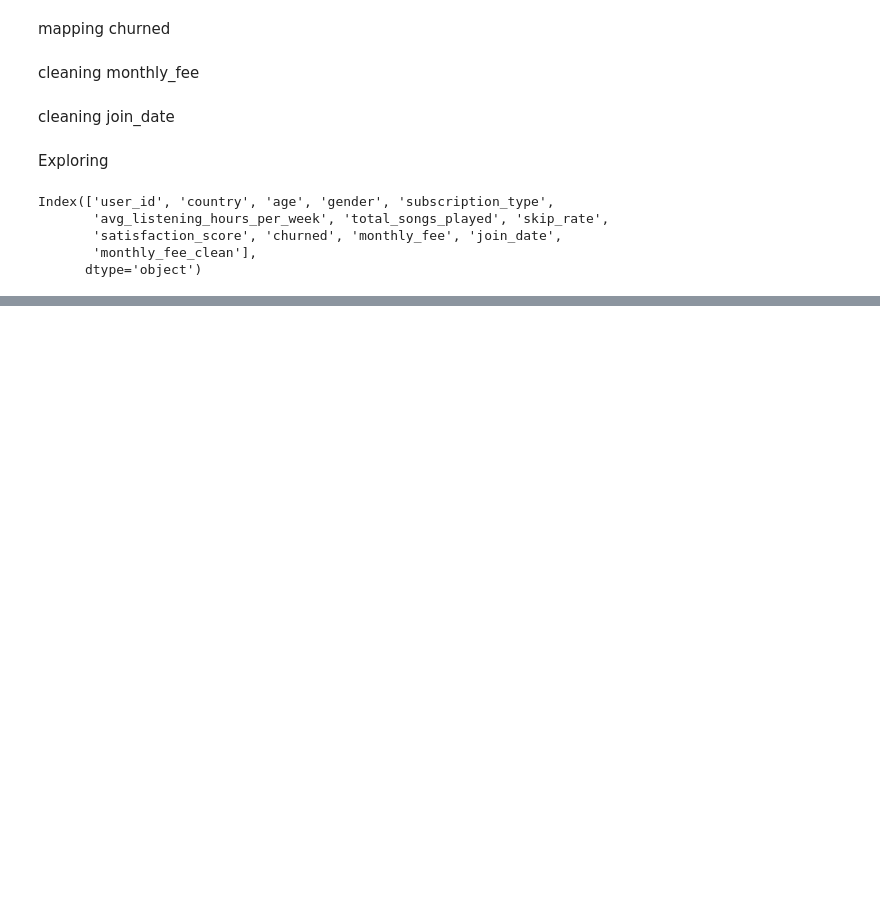
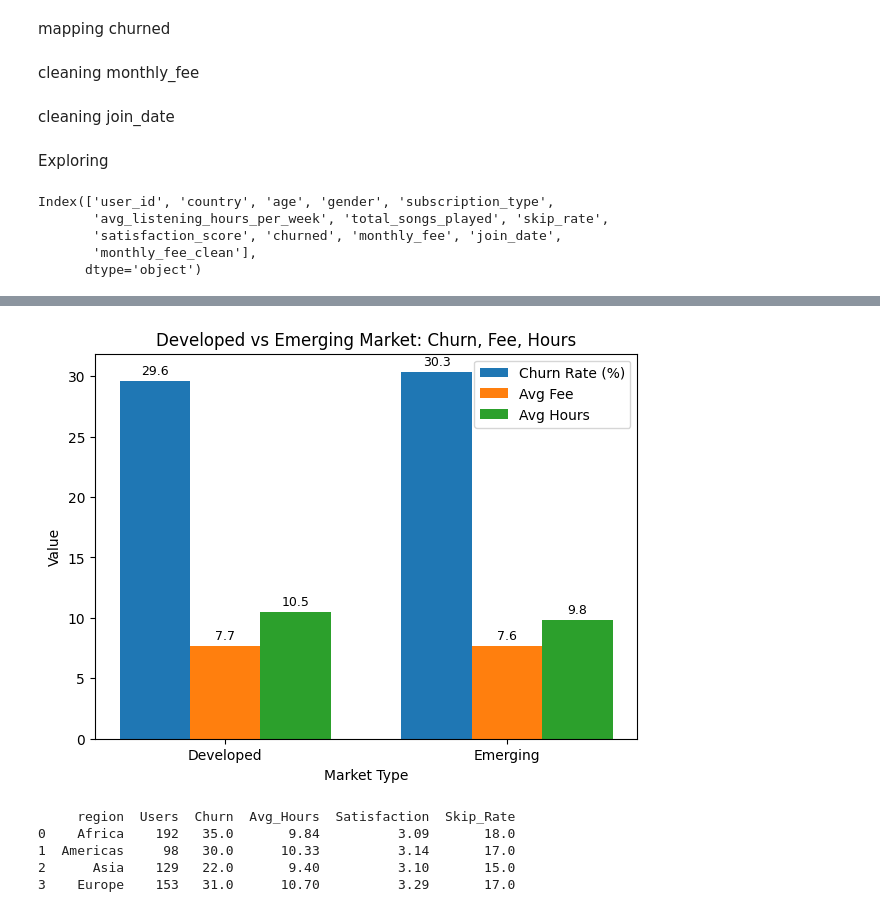
Before and after one commit to PrajwolKhadka/DataSprint, a Jupyter notebook: datawave_analysis.ipynb, the cells around one changed output, grey strips where cells are left out. Cells and saved outputs as stored; diff of their text form; code cells hidden in the pictures; blank space fills up the shorter version.

```diff
--- a/datawave_analysis.ipynb
+++ b/datawave_analysis.ipynb
@@ -359,0 +332,64 @@ plt.show()
+# %%
+summary = df.groupby('market').agg(
+    churn_rate=('churned', 'mean'),
+    avg_fee=('monthly_fee_clean', lambda x: x.dropna().mean()),
+    avg_hours=('avg_listening_hours_per_week', 'mean')
+)
+
+summary['churn_rate'] = summary['churn_rate'] * 100
+
+summary = summary.reset_index()
+
+x = np.arange(len(summary['market']))
+width = 0.25
+
+fig, ax = plt.subplots(figsize=(7,5))
+
+# Plot bars
+bars1 = ax.bar(x - width, summary['churn_rate'], width, label='Churn Rate (%)')
+bars2 = ax.bar(x, summary['avg_fee'], width, label='Avg Fee')
+bars3 = ax.bar(x + width, summary['avg_hours'], width, label='Avg Hours')
+
+# Add values on top of bars
+for bars in [bars1, bars2, bars3]:
+    for bar in bars:
+        height = bar.get_height()
+        ax.text(
+            bar.get_x() + bar.get_width()/2,
+            height + 0.3,
+            f'{height:.1f}',
+            ha='center', va='bottom', fontsize=9
+        )
+
+ax.set_xlabel('Market Type')
+ax.set_ylabel('Value')
+ax.set_title('Developed vs Emerging Market: Churn, Fee, Hours')
+ax.set_xticks(x)
+ax.set_xticklabels(summary['market'])
+ax.legend()
+
+plt.show()
+# %% [output]
+[figure, added]
+# %%
+regional_summary = df.groupby('region').agg(
+    Users=('region', 'count'),
+    Churn=('churned', 'mean'),
+    Avg_Hours=('avg_listening_hours_per_week', 'mean'),
+    Satisfaction=('satisfaction_score', 'mean'),
+    Skip_Rate=('skip_rate', 'mean')
+).round(2)
+
+# Convert churn to %
+regional_summary['Churn'] = regional_summary['Churn'] * 100
+regional_summary['Skip_Rate'] = regional_summary['Skip_Rate'] * 100
+
+regional_summary = regional_summary.reset_index()
+
+print(regional_summary)
+# %% [output]
+     region  Users  Churn  Avg_Hours  Satisfaction  Skip_Rate
+0    Africa    192   35.0       9.84          3.09       18.0
+1  Americas     98   30.0      10.33          3.14       17.0
+2      Asia    129   22.0       9.40          3.10       15.0
+3    Europe    153   31.0      10.70          3.29       17.0
```
Also changed, not shown: parts of 50 cells of this notebook, 6 other files.
